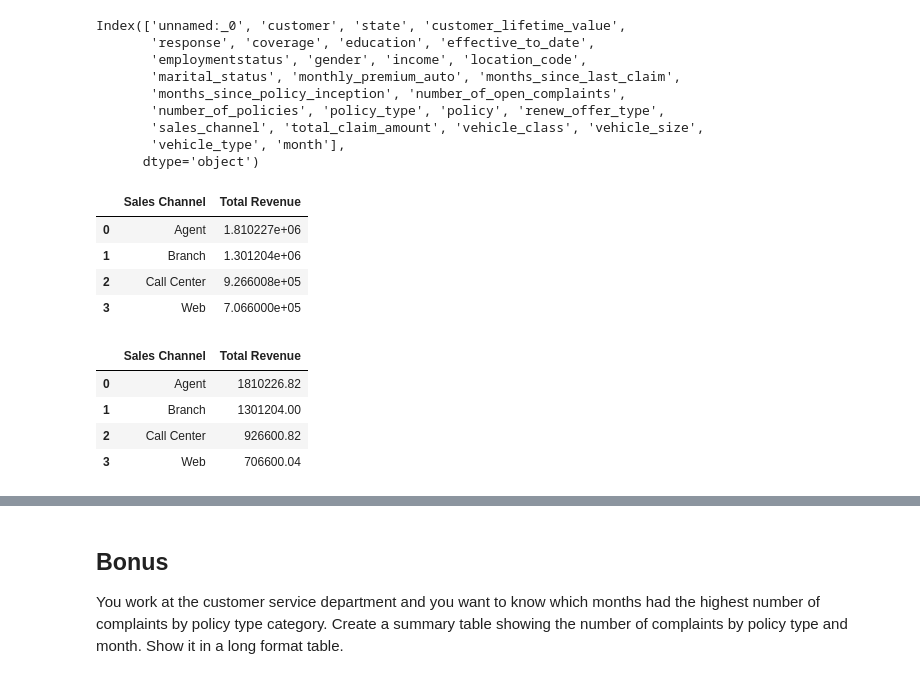
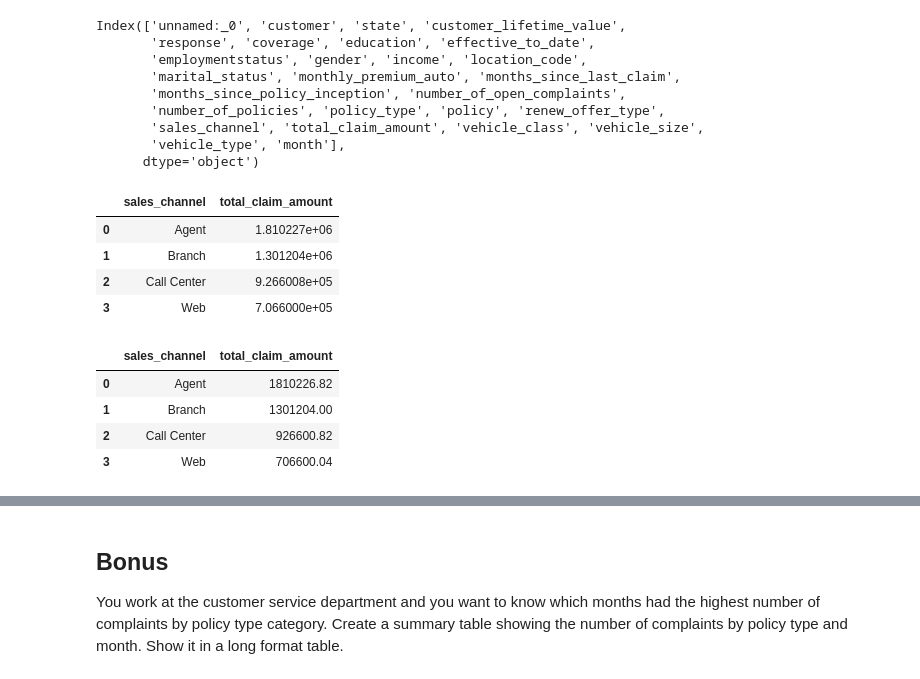
Before and after one commit to NGravereaux/lab-dw-data-structuring-and-combining, a Jupyter notebook: lab-dw-data-structuring-and-combining.ipynb, the cells around one changed output, grey strips where cells are left out. Cells and saved outputs as stored; diff of their text form; code cells hidden in the pictures.

```diff
--- a/lab-dw-data-structuring-and-combining.ipynb
+++ b/lab-dw-data-structuring-and-combining.ipynb
@@ -167,29 +167,27 @@ Index(['unnamed:_0', 'customer', 'state', 'customer_lifetime_value',
 # %%
 
 # Creating the pivot table
 pivot_table = df_marketing_customer_analysis.pivot_table(
     values='total_claim_amount',
     index='sales_channel',
     aggfunc='sum'
 ).reset_index()
 
-# Rename the columns for clarity
-pivot_table.columns = ['Sales Channel', 'Total Revenue']
 
 # Display the pivot table
 pivot_table
 # %% [output]
-|  | Sales Channel | Total Revenue |
+|  | sales_channel | total_claim_amount |
 | 0 | Agent | 1.810227e+06 |
 | 1 | Branch | 1.301204e+06 |
 | 2 | Call Center | 9.266008e+05 |
 | 3 | Web | 7.066000e+05 |
 # %%
 #2.Round the total revenue to 2 decimal points.  Analyze the resulting table to draw insights.
-pivot_table['Total Revenue'] = pivot_table['Total Revenue'].round(2)
+pivot_table['total_claim_amount'] = pivot_table['total_claim_amount'].round(2)
 pivot_table
 # %% [output]
-|  | Sales Channel | Total Revenue |
+|  | sales_channel | total_claim_amount |
 | 0 | Agent | 1810226.82 |
 | 1 | Branch | 1301204.00 |
 | 2 | Call Center | 926600.82 |
```
Also changed, not shown: parts of 1 cell of this notebook.
